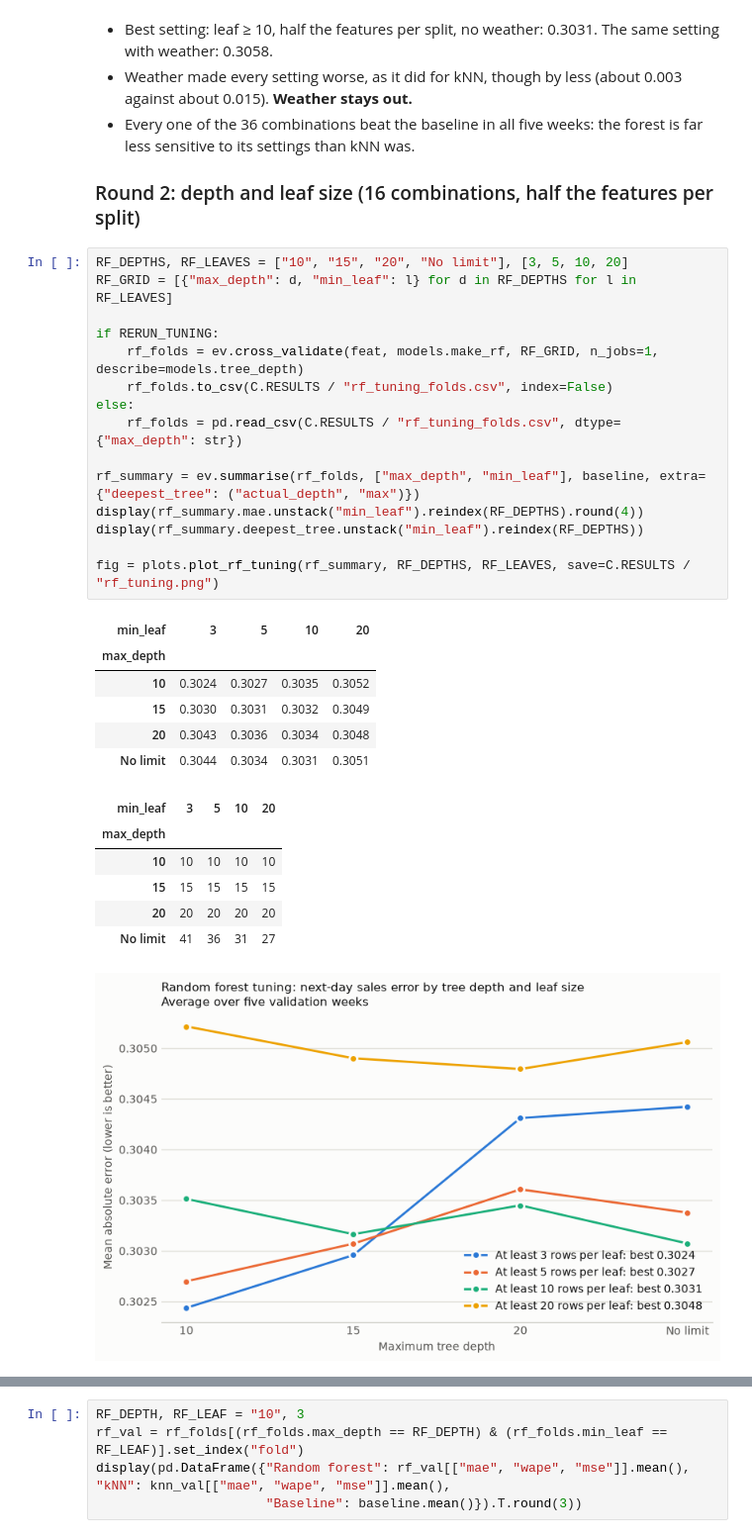
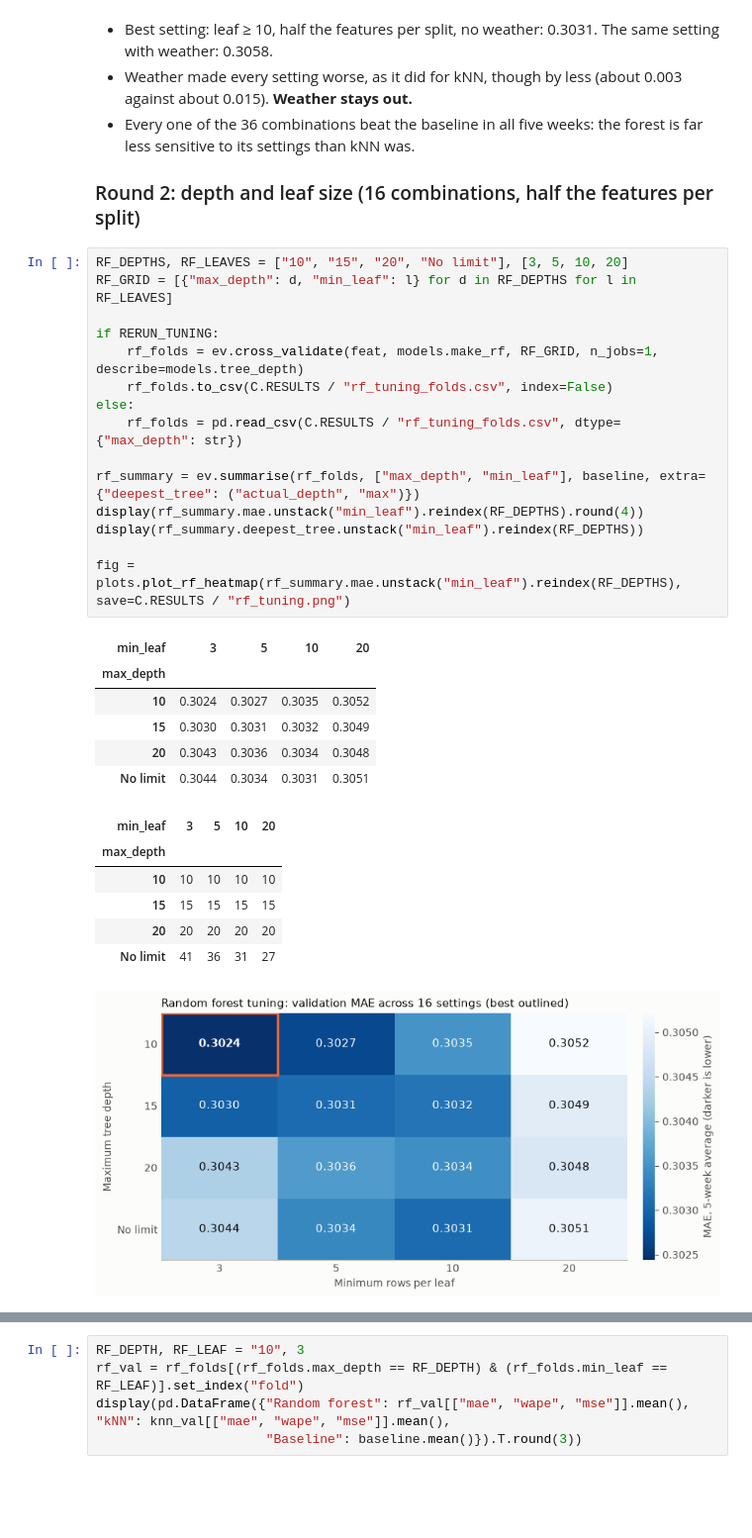
Before and after one commit to Lisayinyy/MAIB_7002, a Jupyter notebook: discount_sales_prediction.ipynb, the cells around one changed output, grey strips where cells are left out. Shown at 99% size. Cells and saved outputs as stored; diff of their text form; blank space fills up the shorter version.

```diff
--- a/discount_sales_prediction.ipynb
+++ b/discount_sales_prediction.ipynb
@@ -385,30 +398,30 @@ Combinations beating the baseline in all five weeks: 36 of 36
 # %%
 RF_DEPTHS, RF_LEAVES = ["10", "15", "20", "No limit"], [3, 5, 10, 20]
 RF_GRID = [{"max_depth": d, "min_leaf": l} for d in RF_DEPTHS for l in RF_LEAVES]
 
 if RERUN_TUNING:
     rf_folds = ev.cross_validate(feat, models.make_rf, RF_GRID, n_jobs=1, describe=models.tree_depth)
     rf_folds.to_csv(C.RESULTS / "rf_tuning_folds.csv", index=False)
 else:
     rf_folds = pd.read_csv(C.RESULTS / "rf_tuning_folds.csv", dtype={"max_depth": str})
 
 rf_summary = ev.summarise(rf_folds, ["max_depth", "min_leaf"], baseline, extra={"deepest_tree": ("actual_depth", "max")})
 display(rf_summary.mae.unstack("min_leaf").reindex(RF_DEPTHS).round(4))
 display(rf_summary.deepest_tree.unstack("min_leaf").reindex(RF_DEPTHS))
 
-fig = plots.plot_rf_tuning(rf_summary, RF_DEPTHS, RF_LEAVES, save=C.RESULTS / "rf_tuning.png")
+fig = plots.plot_rf_heatmap(rf_summary.mae.unstack("min_leaf").reindex(RF_DEPTHS), save=C.RESULTS / "rf_tuning.png")
 # %% [output]
 | min_leaf | 3 | 5 | 10 | 20 |
 | max_depth |  |  |  |  |
 | 10 | 0.3024 | 0.3027 | 0.3035 | 0.3052 |
 | 15 | 0.3030 | 0.3031 | 0.3032 | 0.3049 |
 | 20 | 0.3043 | 0.3036 | 0.3034 | 0.3048 |
 | No limit | 0.3044 | 0.3034 | 0.3031 | 0.3051 |
 | min_leaf | 3 | 5 | 10 | 20 |
 | max_depth |  |  |  |  |
 | 10 | 10 | 10 | 10 | 10 |
 | 15 | 15 | 15 | 15 | 15 |
 | 20 | 20 | 20 | 20 | 20 |
 | No limit | 41 | 36 | 31 | 27 |
-[figure, old version]
+[figure, new version]
 # %% [markdown]
```
Also changed, not shown: parts of 26 cells of this notebook, 14 other files.
